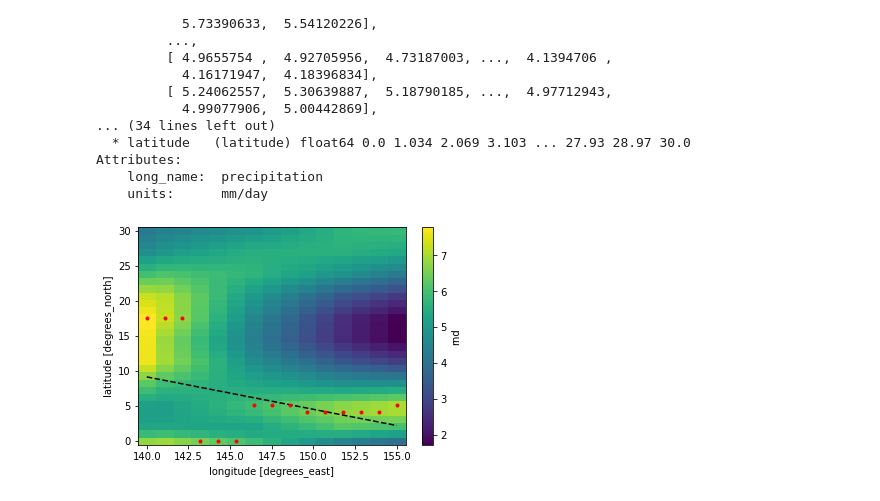
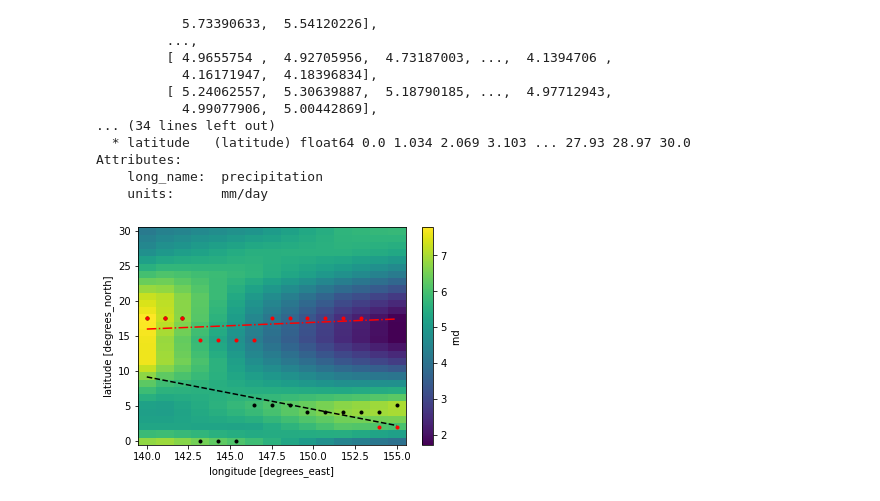
Before and after one commit to pletzer/paleoscripts, a Jupyter notebook: notebooks/ex_linear_regression.ipynb, the cells around one changed output. Saved outputs shown, nothing was run; the diff lists cells and outputs as text; code cells hidden in the pictures.

```diff
--- a/notebooks/ex_linear_regression.ipynb
+++ b/notebooks/ex_linear_regression.ipynb
@@ -50,11 +50,12 @@ fit_max = ps.linear_regression_coeffs(xy_max, cooks_tol=4)
 # %%
 rnd_djf.plot()
 xs = np.array([lonmin, lonmax])
 ys_mean = fit_mean.intercept + fit_mean.slope * xs
 ys_max = fit_max.intercept + fit_max.slope * xs
 plt.plot(xs, ys_mean, 'k--')
 plt.plot(xs, ys_max, 'r-.')
-#plt.plot(xy[:,0], xy[:, 1], 'r.')
+plt.plot(xy_mean[:,0], xy_mean[:, 1], 'k.')
+plt.plot(xy_max[:,0], xy_max[:, 1], 'r.')
 plt.show()
 # %% [output]
-[figure, old version]
+[figure, new version]
```
Also changed, not shown: parts of 1 cell of this notebook, 2 other files.
